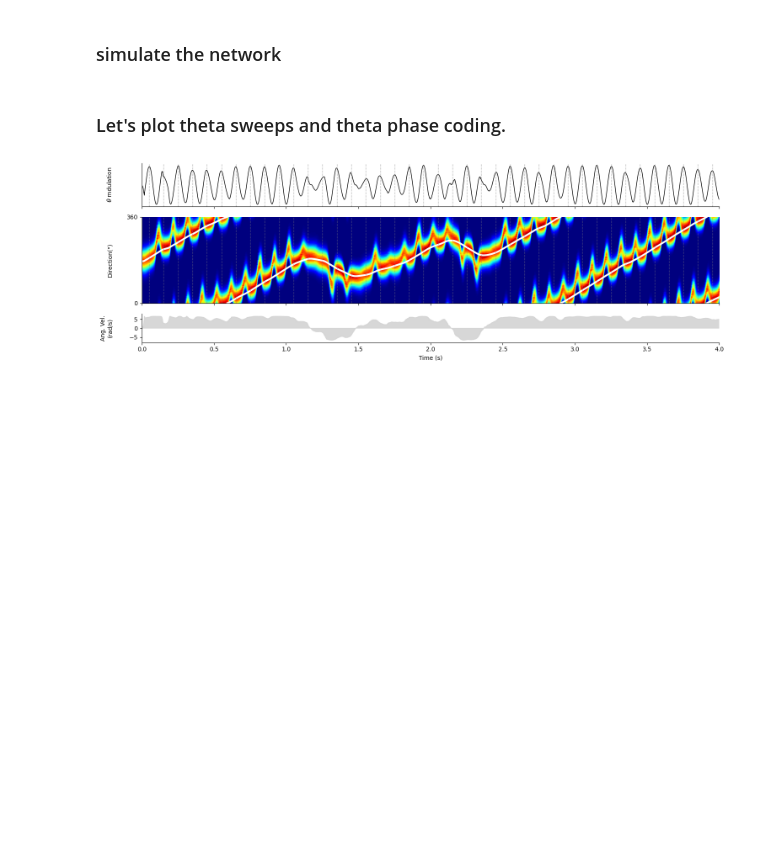
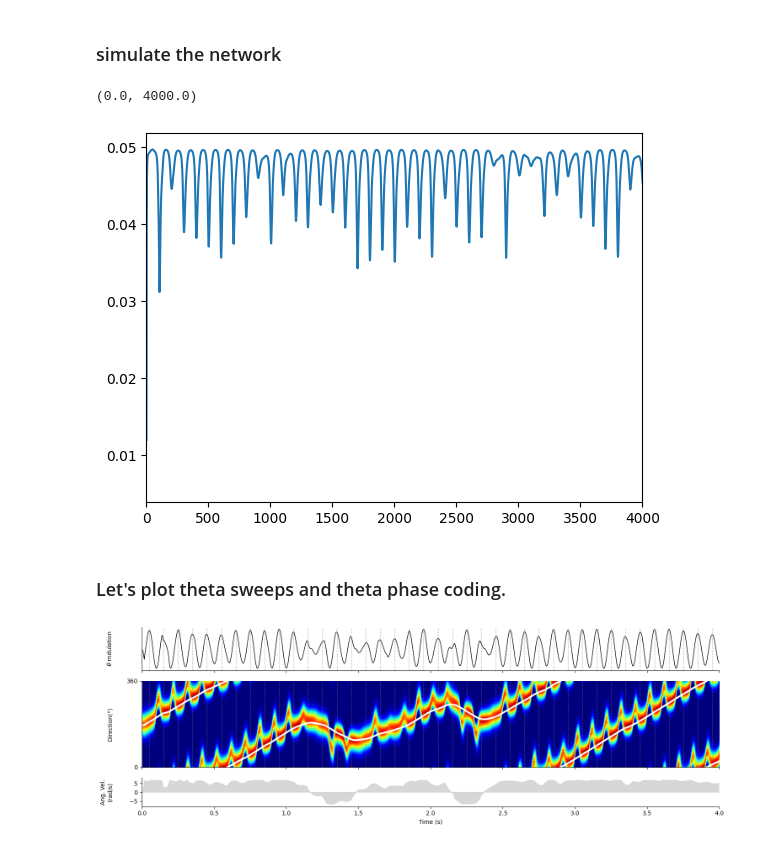
Before and after one commit to ZilongJi/ThetaSweepModelling, a Jupyter notebook: notebooks/thetasweep_HD.ipynb, the cells around one changed output. Drawn from its saved outputs; the diff is of its cells as text; code cells hidden in the pictures; blank space fills up the shorter version.

```diff
--- a/notebooks/thetasweep_HD.ipynb
+++ b/notebooks/thetasweep_HD.ipynb
@@ -235,6 +235,12 @@ internal_direction = np.array(internal_direction)
 net_activity = np.array(net_activity)
 theta_phase = np.array(theta_phase)
 theta_modulation = np.array(theta_modulation)
+# %%
+plt.plot(np.mean(net_activity, axis=1))
+plt.xlim(0,4000)
+# %% [output]
+(0.0, 4000.0)
+[figure, added]
 # %% [markdown]
 ### Let's plot theta sweeps and theta phase coding.
 # %%
```
Also changed, not shown: parts of 2 cells of this notebook, 4 other files.
